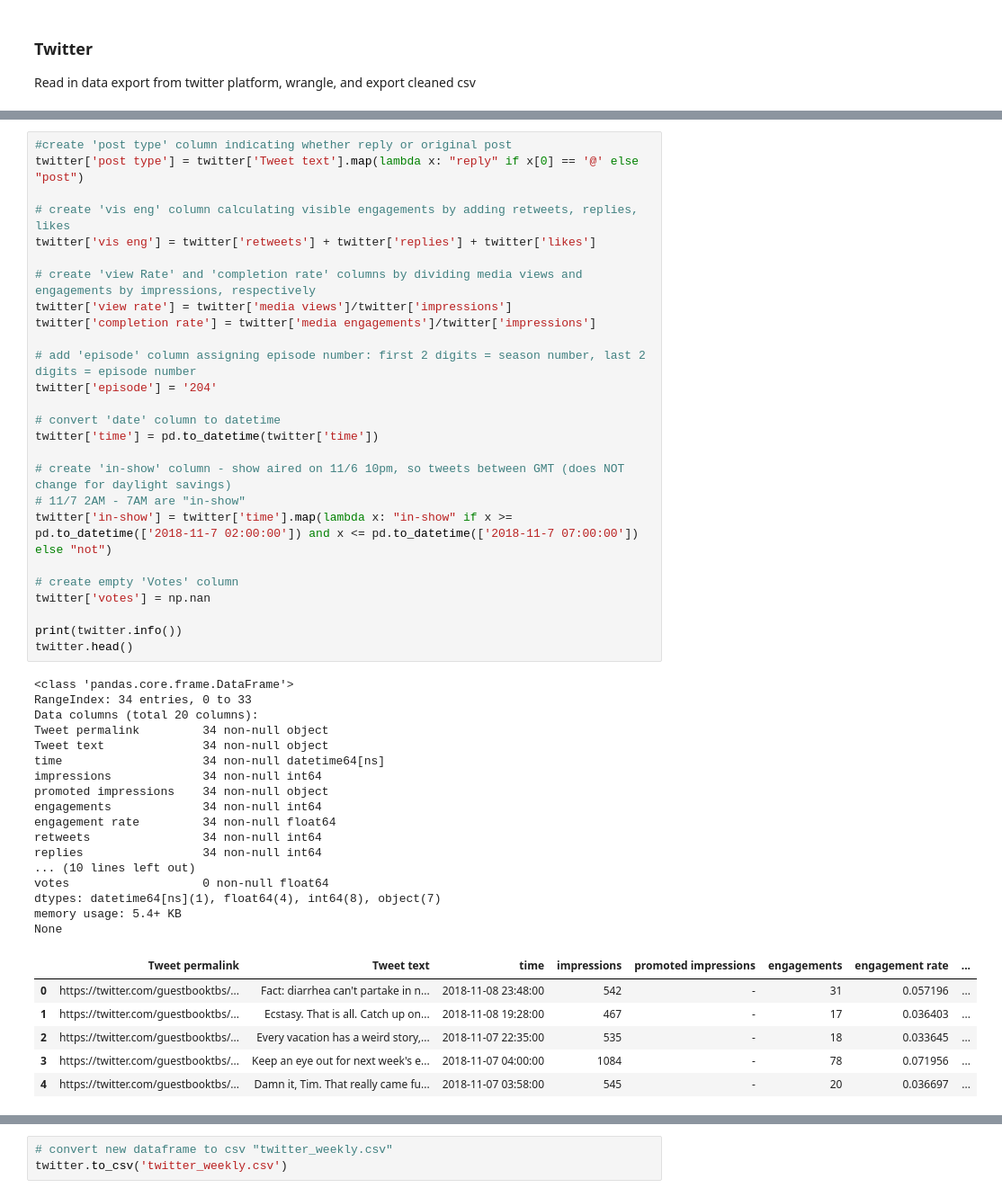
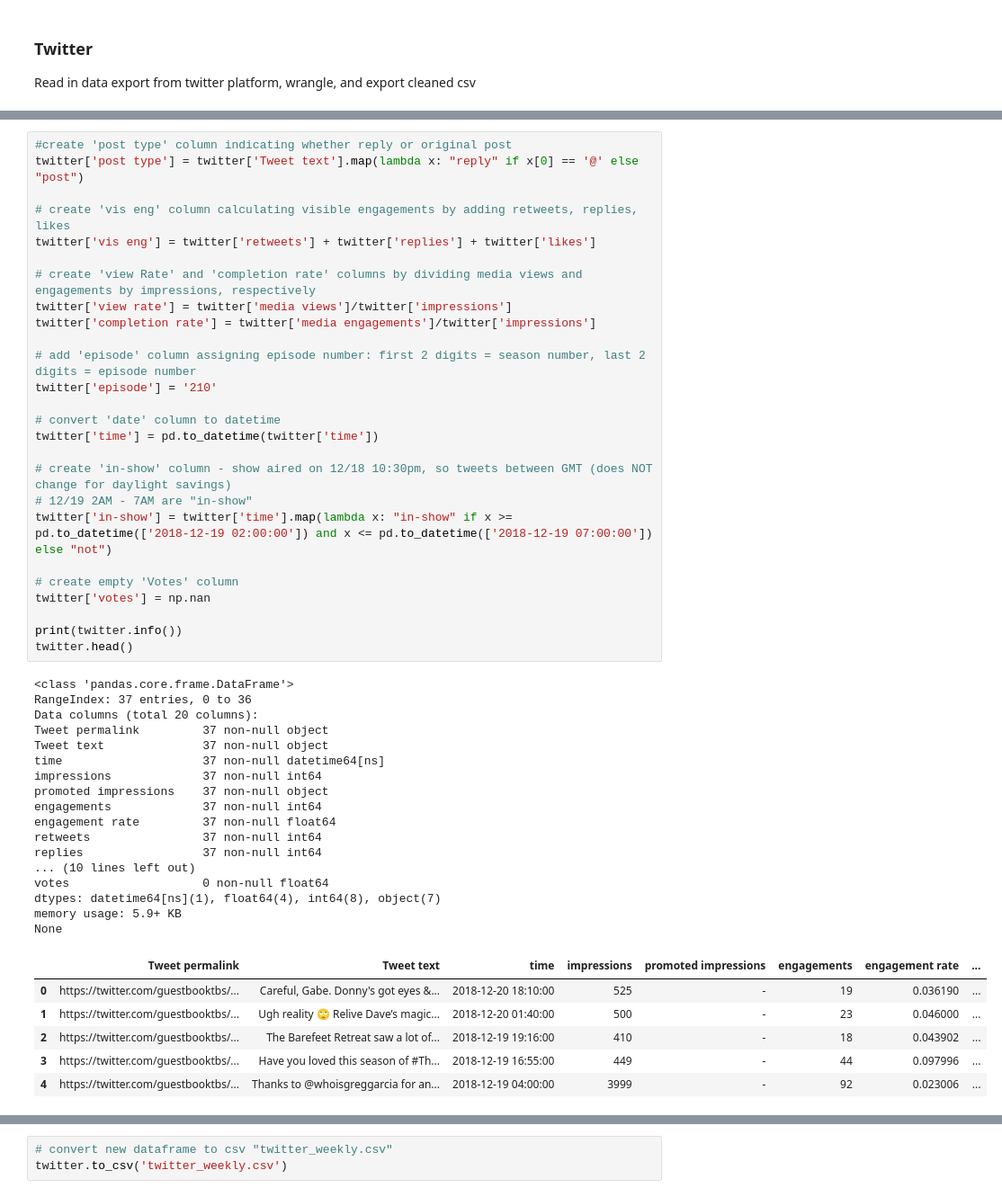
Before and after one commit to ccaddel/organicsocial_gb, a Jupyter notebook: GuestBook_Weekly.ipynb, the cells around one changed output, grey strips where cells are left out. Shown at 90% size. Drawn from its saved outputs; the diff is of its cells as text.

```diff
--- a/GuestBook_Weekly.ipynb
+++ b/GuestBook_Weekly.ipynb
@@ -66,53 +66,53 @@ memory usage: 3.5+ KB
 # %%
 #create 'post type' column indicating whether reply or original post
 twitter['post type'] = twitter['Tweet text'].map(lambda x: "reply" if x[0] == '@' else "post")
 
 # create 'vis eng' column calculating visible engagements by adding retweets, replies, likes
 twitter['vis eng'] = twitter['retweets'] + twitter['replies'] + twitter['likes']
 
 # create 'view Rate' and 'completion rate' columns by dividing media views and engagements by impressions, respectively
 twitter['view rate'] = twitter['media views']/twitter['impressions']
 twitter['completion rate'] = twitter['media engagements']/twitter['impressions']
 
 # add 'episode' column assigning episode number: first 2 digits = season number, last 2 digits = episode number
-twitter['episode'] = '204'
+twitter['episode'] = '210'
 
 # convert 'date' column to datetime
 twitter['time'] = pd.to_datetime(twitter['time'])
 
-# create 'in-show' column - show aired on 11/6 10pm, so tweets between GMT (does NOT change for daylight savings)
-# 11/7 2AM - 7AM are "in-show"
-twitter['in-show'] = twitter['time'].map(lambda x: "in-show" if x >= pd.to_datetime(['2018-11-7 02:00:00']) and x <= pd.to_datetime(['2018-11-7 07:00:00']) else "not")
+# create 'in-show' column - show aired on 12/18 10:30pm, so tweets between GMT (does NOT change for daylight savings)
+# 12/19 2AM - 7AM are "in-show"
+twitter['in-show'] = twitter['time'].map(lambda x: "in-show" if x >= pd.to_datetime(['2018-12-19 02:00:00']) and x <= pd.to_datetime(['2018-12-19 07:00:00']) else "not")
 
 # create empty 'Votes' column
 twitter['votes'] = np.nan
 
 print(twitter.info())
 twitter.head()
 # %% [output]
 <class 'pandas.core.frame.DataFrame'>
-RangeIndex: 34 entries, 0 to 33
+RangeIndex: 37 entries, 0 to 36
 Data columns (total 20 columns):
-Tweet permalink         34 non-null object
-Tweet text              34 non-null object
-time                    34 non-null datetime64[ns]
-impressions             34 non-null int64
-promoted impressions    34 non-null object
-engagements             34 non-null int64
-engagement rate         34 non-null float64
-retweets                34 non-null int64
-replies                 34 non-null int64
+Tweet permalink         37 non-null object
+Tweet text              37 non-null object
+time                    37 non-null datetime64[ns]
+impressions             37 non-null int64
+promoted impressions    37 non-null object
+engagements             37 non-null int64
+engagement rate         37 non-null float64
+retweets                37 non-null int64
+replies                 37 non-null int64
 ... (10 lines left out)
 votes                   0 non-null float64
 dtypes: datetime64[ns](1), float64(4), int64(8), object(7)
-memory usage: 5.4+ KB
+memory usage: 5.9+ KB
 None
 |  | Tweet permalink | Tweet text | time | impressions | promoted impressions | engagements | engagement rate | ... |
-| 0 | https://twitter.com/guestbooktbs/... | Fact: diarrhea can't partake in n... | 2018-11-08 23:48:00 | 542 | - | 31 | 0.057196 | ... |
-| 1 | https://twitter.com/guestbooktbs/... | Ecstasy. That is all. Catch up on... | 2018-11-08 19:28:00 | 467 | - | 17 | 0.036403 | ... |
-| 2 | https://twitter.com/guestbooktbs/... | Every vacation has a weird story,... | 2018-11-07 22:35:00 | 535 | - | 18 | 0.033645 | ... |
-| 3 | https://twitter.com/guestbooktbs/... | Keep an eye out for next week's e... | 2018-11-07 04:00:00 | 1084 | - | 78 | 0.071956 | ... |
-| 4 | https://twitter.com/guestbooktbs/... | Damn it, Tim. That really came fu... | 2018-11-07 03:58:00 | 545 | - | 20 | 0.036697 | ... |
+| 0 | https://twitter.com/guestbooktbs/... | Careful, Gabe. Donny's got eyes &... | 2018-12-20 18:10:00 | 525 | - | 19 | 0.036190 | ... |
+| 1 | https://twitter.com/guestbooktbs/... | Ugh reality 🙄 Relive Dave’s magic... | 2018-12-20 01:40:00 | 500 | - | 23 | 0.046000 | ... |
+| 2 | https://twitter.com/guestbooktbs/... | The Barefeet Retreat saw a lot of... | 2018-12-19 19:16:00 | 410 | - | 18 | 0.043902 | ... |
+| 3 | https://twitter.com/guestbooktbs/... | Have you loved this season of #Th... | 2018-12-19 16:55:00 | 449 | - | 44 | 0.097996 | ... |
+| 4 | https://twitter.com/guestbooktbs/... | Thanks to @whoisgreggarcia for an... | 2018-12-19 04:00:00 | 3999 | - | 92 | 0.023006 | ... |
 # %%
 twitter['time'] = twitter['time'].dt.normalize()
 print(twitter['time'].dtype)
```
Also changed, not shown: parts of 25 cells of this notebook.
